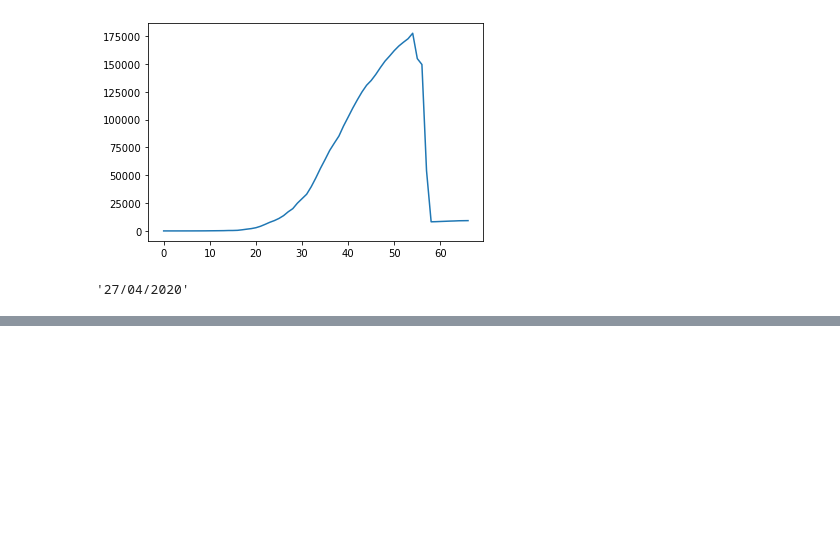
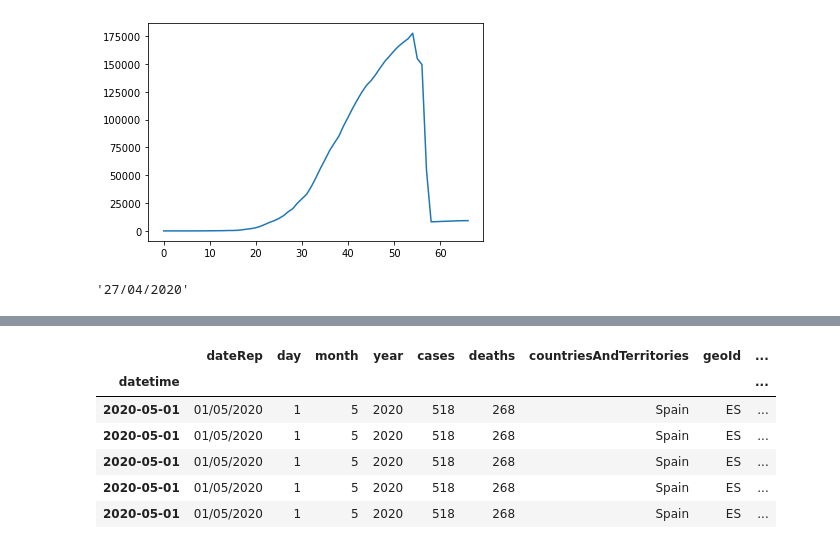
Before and after one commit to VicentePerezSoloviev/covid, a Jupyter notebook: pruebas.ipynb, the cells around one changed output, grey strips where cells are left out. Saved outputs shown, nothing was run; the diff lists cells and outputs as text; code cells hidden in the pictures; blank space fills up the shorter version.

```diff
--- a/pruebas.ipynb
+++ b/pruebas.ipynb
@@ -88,0 +182,10 @@ yest.strftime("%d/%m/%Y")
+# %%
+dt.head()
+# %% [output]
+|  | dateRep | day | month | year | cases | deaths | countriesAndTerritories | geoId | ... |
+| datetime |  |  |  |  |  |  |  |  | ... |
+| 2020-05-01 | 01/05/2020 | 1 | 5 | 2020 | 518 | 268 | Spain | ES | ... |
+| 2020-05-01 | 01/05/2020 | 1 | 5 | 2020 | 518 | 268 | Spain | ES | ... |
+| 2020-05-01 | 01/05/2020 | 1 | 5 | 2020 | 518 | 268 | Spain | ES | ... |
+| 2020-05-01 | 01/05/2020 | 1 | 5 | 2020 | 518 | 268 | Spain | ES | ... |
+| 2020-05-01 | 01/05/2020 | 1 | 5 | 2020 | 518 | 268 | Spain | ES | ... |
```
Also changed, not shown: parts of 7 cells of this notebook, 14 other files.
